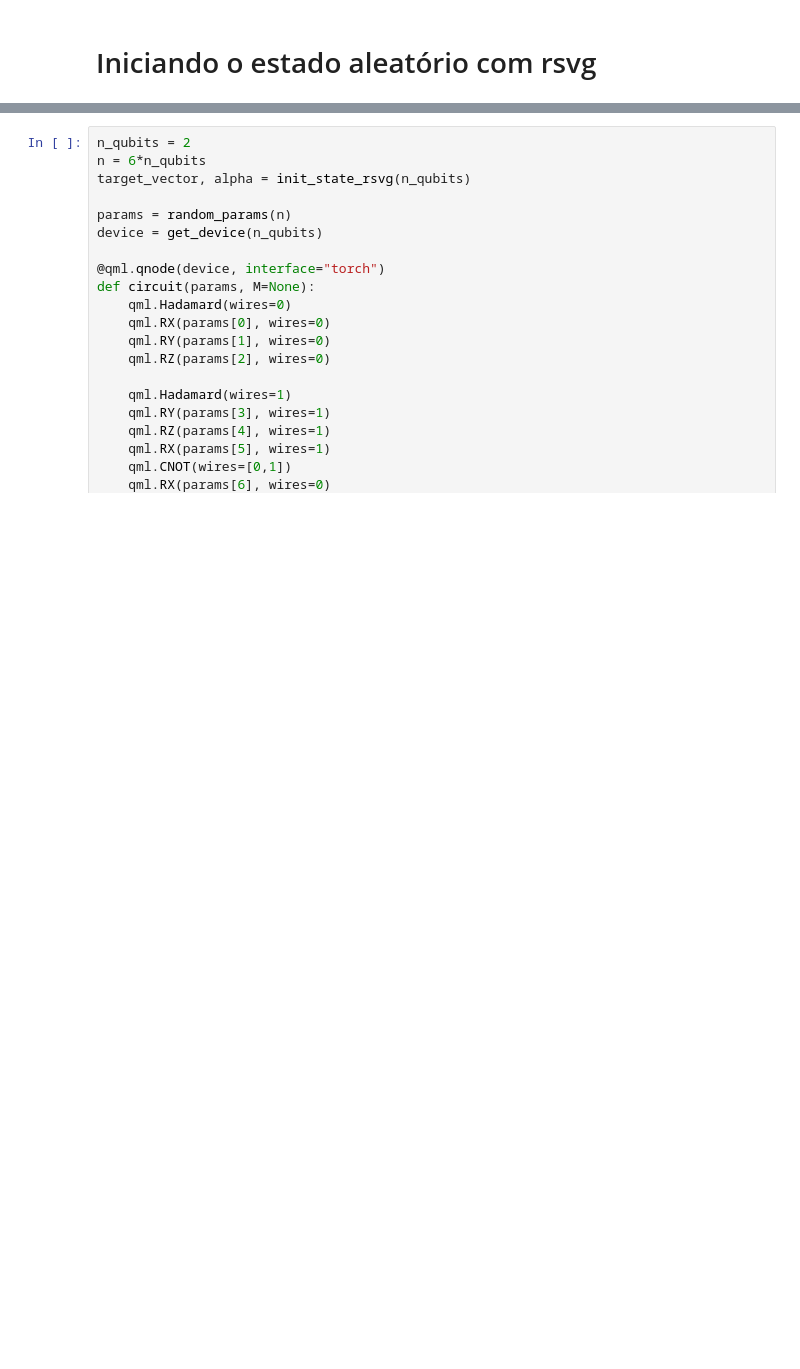
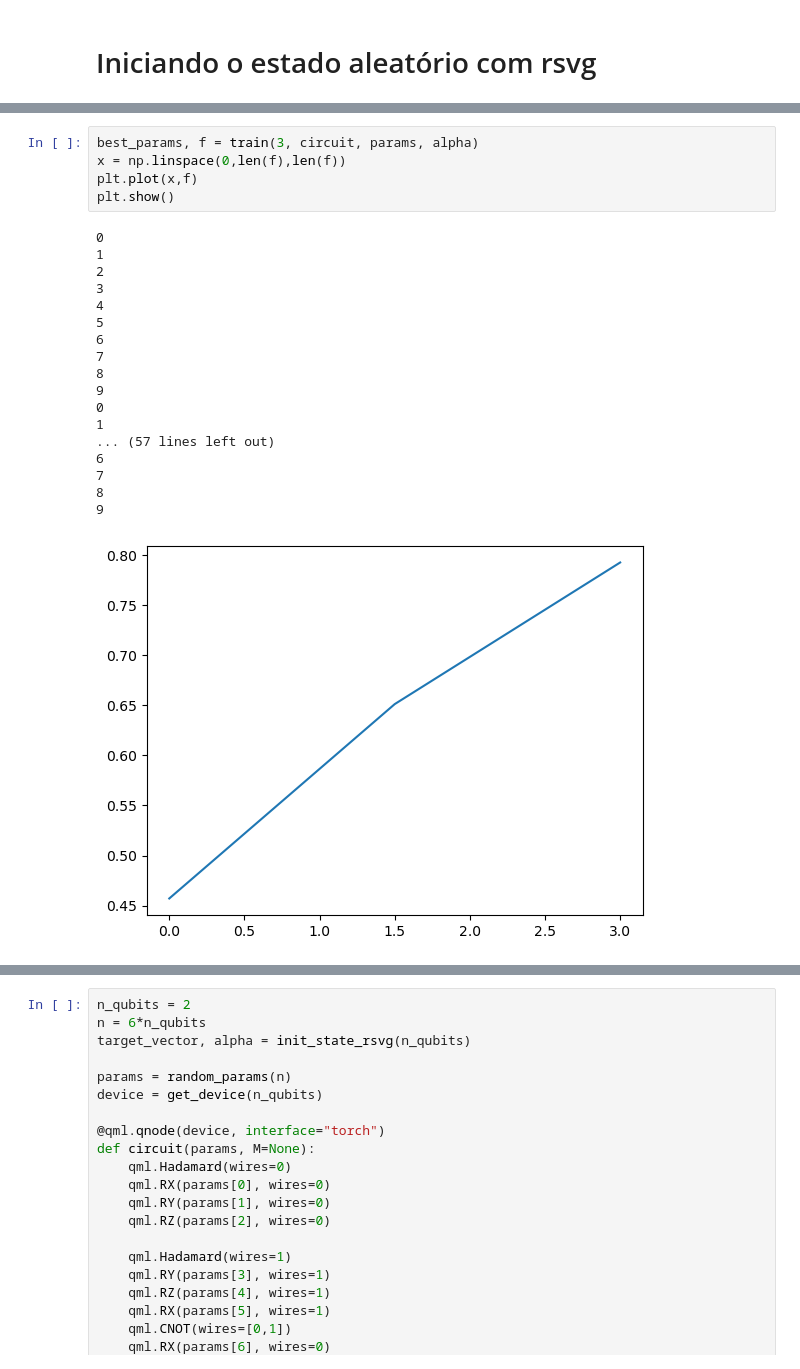
Before and after one commit to SchultzVV/Qiskit, a Jupyter notebook: Conteúdo/Run.ipynb, the cells around one changed output, grey strips where cells are left out. Saved outputs shown, nothing was run; the diff lists cells and outputs as text; blank space fills up the shorter version.

```diff
--- a/Conteúdo/Run.ipynb
+++ b/Conteúdo/Run.ipynb
@@ -192,0 +258,24 @@ tensor([0.5234, 0.2725, 0.1670, 0.0371], dtype=torch.float64,
+# %%
+best_params, f = train(3, circuit, params, alpha)
+x = np.linspace(0,len(f),len(f))
+plt.plot(x,f)
+plt.show()
+# %% [output]
+0
+1
+2
+3
+4
+5
+6
+7
+8
+9
+0
+1
+... (57 lines left out)
+6
+7
+8
+9
+[figure, added]
```
Also changed, not shown: parts of 10 cells of this notebook, 3 other files.
